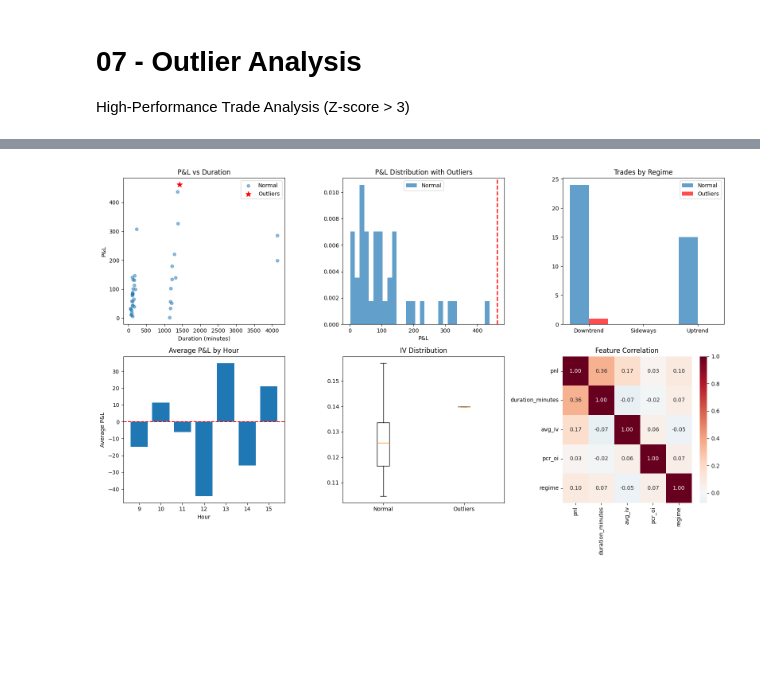
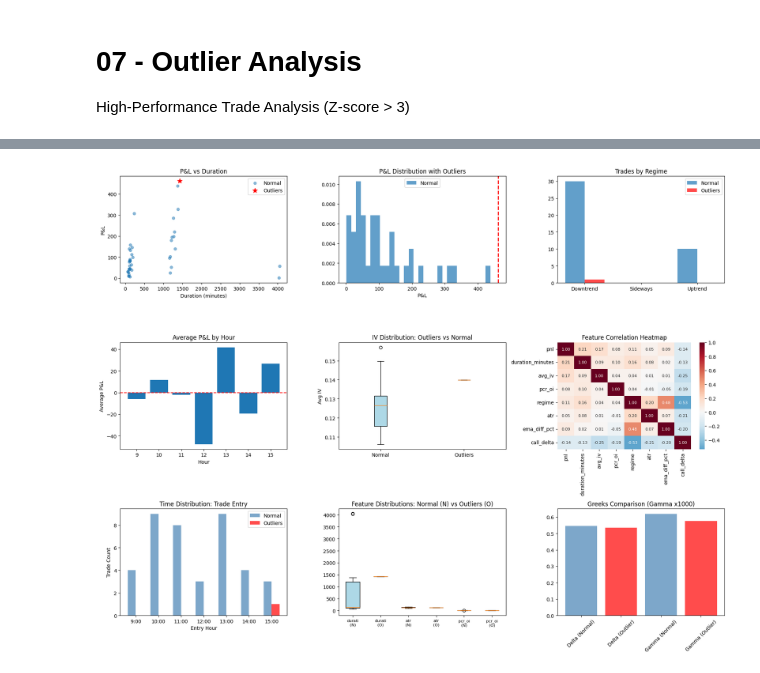
Before and after one commit to kartikmendiratta/Klypto-Quantitative-Trading, a Jupyter notebook: notebooks/07_outlier_analysis.ipynb, the cells around one changed output, grey strips where cells are left out. Drawn from its saved outputs; the diff is of its cells as text; code cells hidden in the pictures; blank space fills up the shorter version.

```diff
--- a/notebooks/07_outlier_analysis.ipynb
+++ b/notebooks/07_outlier_analysis.ipynb
@@ -209,7 +230,9 @@ entry_hour
 Name: proportion, dtype: float64
 # %%
-fig, axes = plt.subplots(2, 3, figsize=(16, 10))
+# Task 6.2: Enhanced Visualizations
+fig, axes = plt.subplots(3, 3, figsize=(18, 14))
 
+# 1. Scatter plot: P&L vs Duration
 ax = axes[0, 0]
 ax.scatter(normal_profitable['duration_minutes'], normal_profitable['pnl'], alpha=0.5, label='Normal', s=30)
 if len(outliers) > 0:
@@ -219,6 +242,7 @@ ax.set_ylabel('P&L')
 ax.set_title('P&L vs Duration')
 ax.legend()
 
+# 2. P&L Distribution with Outliers
 ax = axes[0, 1]
 ax.hist(normal_profitable['pnl'], bins=30, alpha=0.7, label='Normal', density=True)
 if len(outliers) > 0:
@@ -228,6 +252,7 @@ ax.set_xlabel('P&L')
 ax.set_title('P&L Distribution with Outliers')
 ax.legend()
 
+# 3. Trades by Regime (bar chart)
 ax = axes[0, 2]
 regime_labels = ['Downtrend', 'Sideways', 'Uptrend']
 if len(outliers) > 0:
@@ -242,40 +267,99 @@ if len(outliers) > 0:
     ax.legend()
 ax.set_title('Trades by Regime')
 
+# 4. Average P&L by Hour
 ax = axes[1, 0]
 hourly_pnl = baseline_trades.groupby('entry_hour')['pnl'].mean()
 ax.bar(hourly_pnl.index, hourly_pnl.values)
 ax.axhline(0, color='r', linestyle='--')
 ax.set_xlabel('Hour')
 ax.set_ylabel('Average P&L')
 ax.set_title('Average P&L by Hour')
 
+# 5. Box plots: IV Distribution (Outliers vs Normal)
 ax = axes[1, 1]
 if 'avg_iv' in baseline_trades.columns:
     data_to_plot = [normal_profitable['avg_iv'].dropna()]
     labels = ['Normal']
     if len(outliers) > 0 and 'avg_iv' in outliers.columns:
         data_to_plot.append(outliers['avg_iv'].dropna())
         labels.append('Outliers')
-    ax.boxplot(data_to_plot, labels=labels)
-    ax.set_title('IV Distribution')
+    bp = ax.boxplot(data_to_plot, labels=labels, patch_artist=True)
+    bp['boxes'][0].set_facecolor('lightblue')
+    if len(bp['boxes']) > 1:
+        bp['boxes'][1].set_facecolor('lightcoral')
+    ax.set_title('IV Distribution: Outliers vs Normal')
+    ax.set_ylabel('Avg IV')
 else:
     ax.text(0.5, 0.5, 'IV data not available', ha='center', va='center', transform=ax.transAxes)
 
+# 6. Correlation Heatmap
 ax = axes[1, 2]
-numeric_cols = baseline_trades.select_dtypes(include=[np.number]).columns
-exclude = ['z_score', 'entry_hour']
-corr_cols = [c for c in ['pnl', 'duration_minutes', 'avg_iv', 'pcr_oi', 'regime'] if c in numeric_cols]
+corr_cols = [c for c in ['pnl', 'duration_minutes', 'avg_iv', 'pcr_oi', 'regime', 'atr', 'ema_diff_pct', 'call_delta']
+             if c in baseline_trades.select_dtypes(include=[np.number]).columns]
 if len(corr_cols) > 2:
     corr_matrix = baseline_trades[corr_cols].corr()
-    sns.heatmap(corr_matrix, annot=True, cmap='RdBu_r', center=0, ax=ax, fmt='.2f')
-    ax.set_title('Feature Correlation')
+    sns.heatmap(corr_matrix, annot=True, cmap='RdBu_r', center=0, ax=ax, fmt='.2f', annot_kws={'size': 8})
+    ax.set_title('Feature Correlation Heatmap')
 else:
     ax.text(0.5, 0.5, 'Insufficient features for correlation', ha='center', va='center', transform=ax.transAxes)
 
+# 7. Time Distribution: Entry Hour for Outliers vs Normal
+ax = axes[2, 0]
+hours = range(9, 16)
+normal_hour_counts = normal_profitable['entry_hour'].value_counts().reindex(hours, fill_value=0)
+outlier_hour_counts = outliers['entry_hour'].value_counts().reindex(hours, fill_value=0) if len(outliers) > 0 else pd.Series(0, index=hours)
+x = np.arange(len(hours))
+width = 0.35
+ax.bar(x - width/2, normal_hour_counts.values, width, label='Normal', alpha=0.7, color='steelblue')
+ax.bar(x + width/2, outlier_hour_counts.values, width, label='Outliers', alpha=0.7, color='red')
+ax.set_xticks(x)
+ax.set_xticklabels([f'{h}:00' for h in hours])
+ax.set_xlabel('Entry Hour')
+ax.set_ylabel('Trade Count')
+ax.set_title('Time Distribution: Trade Entry')
+ax.legend()
+
+# 8. Box plots: Multiple Features
+ax = axes[2, 1]
+box_features = ['duration_minutes', 'atr', 'pcr_oi']
+box_features = [f for f in box_features if f in baseline_trades.columns]
+if len(box_features) > 0 and len(outliers) > 0:
+    plot_data = []
+    plot_labels = []
+    for feat in box_features:
+        plot_data.append(normal_profitable[feat].dropna())
+        plot_labels.append(f'{feat[:6]}\n(N)')
+        plot_data.append(outliers[feat].dropna())
+        plot_labels.append(f'{feat[:6]}\n(O)')
+    bp = ax.boxplot(plot_data, labels=plot_labels, patch_artist=True)
+    colors = ['lightblue', 'lightcoral'] * len(box_features)
+    for patch, color in zip(bp['boxes'], colors):
+        patch.set_facecolor(color)
+    ax.set_title('Feature Distributions: Normal (N) vs Outliers (O)')
+    ax.tick_params(axis='x', labelsize=8)
+else:
+    ax.text(0.5, 0.5, 'Insufficient data for box plots', ha='center', va='center', transform=ax.transAxes)
+
+# 9. Greeks Comparison
+ax = axes[2, 2]
+if 'call_delta' in baseline_trades.columns and 'call_gamma' in baseline_trades.columns and len(outliers) > 0:
+    greek_data = {
+        'Delta (Normal)': normal_profitable['call_delta'].mean(),
+        'Delta (Outlier)': outliers['call_delta'].mean(),
+        'Gamma (Normal)': normal_profitable['call_gamma'].mean() * 1000,  # Scale for visibility
+        'Gamma (Outlier)': outliers['call_gamma'].mean() * 1000
+    }
+    colors = ['steelblue', 'red', 'steelblue', 'red']
+    bars = ax.bar(greek_data.keys(), greek_data.values(), color=colors, alpha=0.7)
+    ax.set_title('Greeks Comparison (Gamma x1000)')
+    ax.tick_params(axis='x', rotation=45)
+else:
+    ax.text(0.5, 0.5, 'Greeks data not available', ha='center', va='center', transform=ax.transAxes)
+
 plt.tight_layout()
-plt.savefig('../plots/07_outlier_analysis.png', dpi=150)
+plt.savefig('../plots/07_outlier_analysis.png', dpi=150, bbox_inches='tight')
 plt.show()
 # %% [output]
-[figure, old version]
+[figure, new version]
 # %%
```
Also changed, not shown: parts of 9 cells of this notebook, 7 other files.
